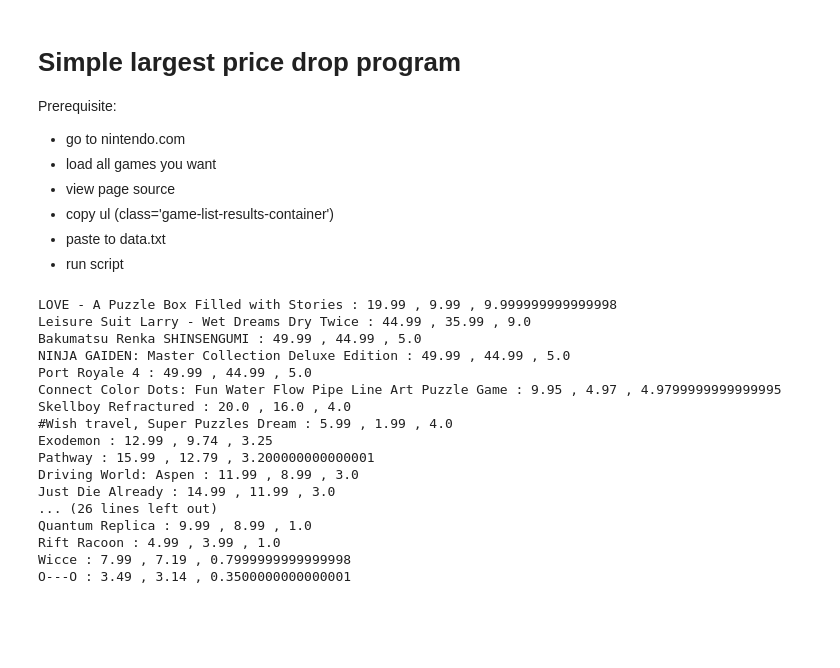
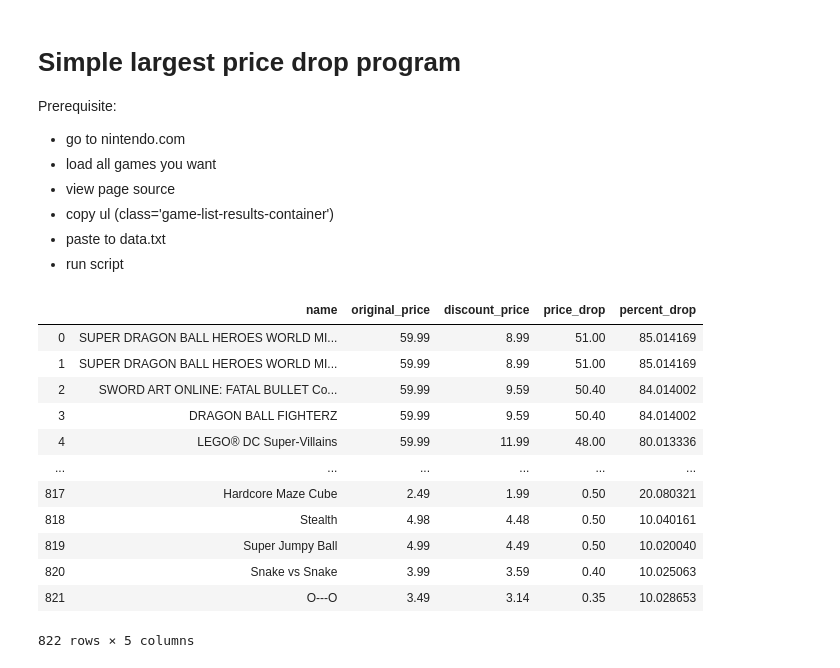
Before and after one commit to coffeeboost/nintendo-discount-hunter, a Jupyter notebook: process_data.ipynb, the cells around one changed output. Cells and saved outputs as stored; diff of their text form; code cells hidden in the pictures; blank space fills up the shorter version.

```diff
--- a/process_data.ipynb
+++ b/process_data.ipynb
@@ -41,26 +42,8 @@ def get_price_drop(n):
 
 x.sort(key=get_price_drop, reverse=True)
 # %%
-for a in x:
-    print(a.name, ":" , a.msrp, "," , a.sale_price, ",", a.price_drop)
+# for a in x:
+#     print(a.name, ":" , a.msrp, "," , a.sale_price, ",", a.price_drop)
-# %% [output]
-LOVE - A Puzzle Box Filled with Stories : 19.99 , 9.99 , 9.999999999999998
-Leisure Suit Larry - Wet Dreams Dry Twice : 44.99 , 35.99 , 9.0
-Bakumatsu Renka SHINSENGUMI : 49.99 , 44.99 , 5.0
-NINJA GAIDEN: Master Collection Deluxe Edition : 49.99 , 44.99 , 5.0
-Port Royale 4 : 49.99 , 44.99 , 5.0
-Connect Color Dots: Fun Water Flow Pipe Line Art Puzzle Game : 9.95 , 4.97 , 4.9799999999999995
-Skellboy Refractured : 20.0 , 16.0 , 4.0
-#Wish travel, Super Puzzles Dream : 5.99 , 1.99 , 4.0
-Exodemon : 12.99 , 9.74 , 3.25
-Pathway : 15.99 , 12.79 , 3.200000000000001
-Driving World: Aspen : 11.99 , 8.99 , 3.0
-Just Die Already : 14.99 , 11.99 , 3.0
-... (26 lines left out)
-Quantum Replica : 9.99 , 8.99 , 1.0
-Rift Racoon : 4.99 , 3.99 , 1.0
-Wicce : 7.99 , 7.19 , 0.7999999999999998
-O---O : 3.49 , 3.14 , 0.3500000000000001
 # %%
 import pandas as pd
 
@@ -78,2 +62,18 @@ df = pd.DataFrame(data=rows_list, columns=['name', 'original_price', 'discount_p
 # %%
 df.to_csv("./output/saved_data.csv")
+# %%
+df
+# %% [output]
+|  | name | original_price | discount_price | price_drop | percent_drop |
+| 0 | SUPER DRAGON BALL HEROES WORLD MI... | 59.99 | 8.99 | 51.00 | 85.014169 |
+| 1 | SUPER DRAGON BALL HEROES WORLD MI... | 59.99 | 8.99 | 51.00 | 85.014169 |
+| 2 | SWORD ART ONLINE: FATAL BULLET Co... | 59.99 | 9.59 | 50.40 | 84.014002 |
+| 3 | DRAGON BALL FIGHTERZ | 59.99 | 9.59 | 50.40 | 84.014002 |
+| 4 | LEGO® DC Super-Villains | 59.99 | 11.99 | 48.00 | 80.013336 |
+| ... | ... | ... | ... | ... | ... |
+| 817 | Hardcore Maze Cube | 2.49 | 1.99 | 0.50 | 20.080321 |
+| 818 | Stealth | 4.98 | 4.48 | 0.50 | 10.040161 |
+| 819 | Super Jumpy Ball | 4.99 | 4.49 | 0.50 | 10.020040 |
+| 820 | Snake vs Snake | 3.99 | 3.59 | 0.40 | 10.025063 |
+| 821 | O---O | 3.49 | 3.14 | 0.35 | 10.028653 |
+822 rows × 5 columns
```
Also changed, not shown: parts of 6 cells of this notebook, 3 other files.
